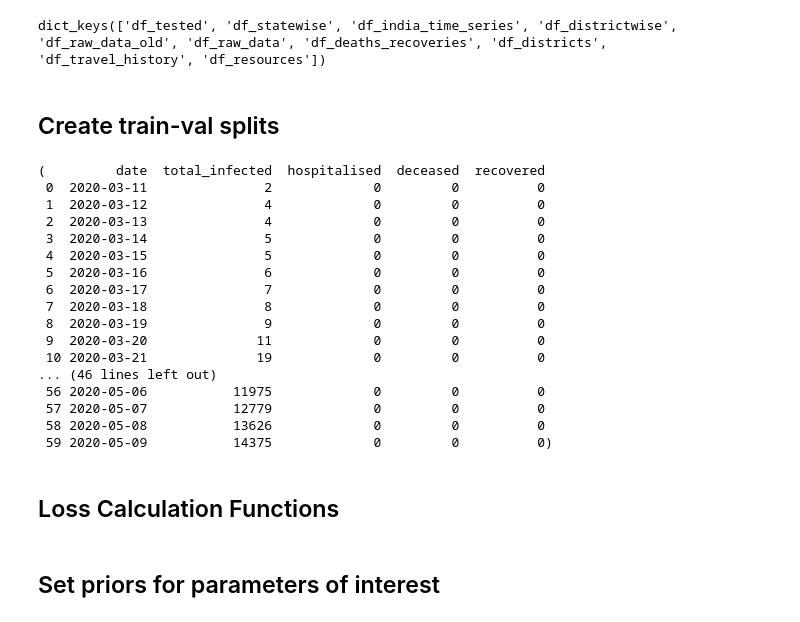
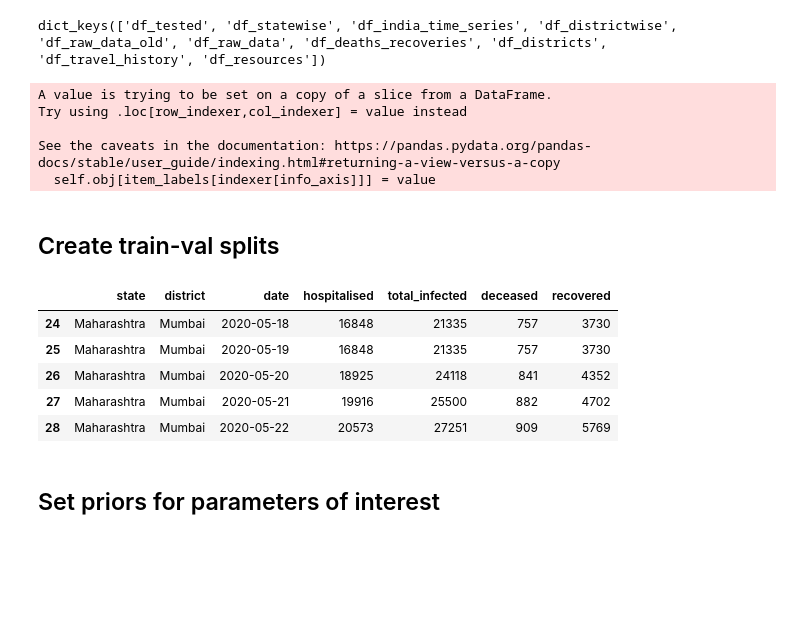
Before and after one commit to WadhwaniAI/covid-modelling, a Jupyter notebook: notebooks/seir/[TRY] metropolis.ipynb, the cells around one changed output. Cells and saved outputs as stored; diff of their text form; code cells hidden in the pictures; blank space fills up the shorter version.

```diff
--- a/notebooks/seir/[TRY] metropolis.ipynb
+++ b/notebooks/seir/[TRY] metropolis.ipynb
@@ -33,7 +33,13 @@ dict_keys(['df_tested', 'df_statewise', 'df_india_time_series', 'df_districtwise
 # %%
 regions = [('Delhi', ''), ('Karnataka', 'Bengaluru Urban'), ('Maharashtra', 'Mumbai'), ('Maharashtra', 'Pune'), ('Gujarat', 'Ahmedabad'), ('Rajasthan', 'Jaipur')]
 state, district = regions[2]
-df_district = get_district_time_series(dataframes, state=state, district=district)
+df_district = get_district_time_series(dataframes, state=state, district=district, use_dataframe = 'districts_daily')
+# %% [output]
+A value is trying to be set on a copy of a slice from a DataFrame.
+Try using .loc[row_indexer,col_indexer] = value instead
+
+See the caveats in the documentation: https://pandas.pydata.org/pandas-docs/stable/user_guide/indexing.html#returning-a-view-versus-a-copy
+  self.obj[item_labels[indexer[info_axis]]] = value
 # %% [markdown]
 ## Create train-val splits
 # %%
@@ -42,22 +48,0 @@ df_val = df_district.iloc[-5:, :]
-# %%
-df_train, df_val
-# %% [output]
-(         date  total_infected  hospitalised  deceased  recovered
- 0  2020-03-11               2             0         0          0
- 1  2020-03-12               4             0         0          0
- 2  2020-03-13               4             0         0          0
- 3  2020-03-14               5             0         0          0
- 4  2020-03-15               5             0         0          0
- 5  2020-03-16               6             0         0          0
- 6  2020-03-17               7             0         0          0
- 7  2020-03-18               8             0         0          0
- 8  2020-03-19               9             0         0          0
- 9  2020-03-20              11             0         0          0
- 10 2020-03-21              19             0         0          0
-... (46 lines left out)
- 56 2020-05-06           11975             0         0          0
- 57 2020-05-07           12779             0         0          0
- 58 2020-05-08           13626             0         0          0
- 59 2020-05-09           14375             0         0          0)
-# %% [markdown]
-## Loss Calculation Functions
@@ -110,3 +49,12 @@ def calc_loss(states_time_matrix, df, method='rmse', rmse_log=False):
+# %%
+df_val
+# %% [output]
+|  | state | district | date | hospitalised | total_infected | deceased | recovered |
+| 24 | Maharashtra | Mumbai | 2020-05-18 | 16848 | 21335 | 757 | 3730 |
+| 25 | Maharashtra | Mumbai | 2020-05-19 | 16848 | 21335 | 757 | 3730 |
+| 26 | Maharashtra | Mumbai | 2020-05-20 | 18925 | 24118 | 841 | 4352 |
+| 27 | Maharashtra | Mumbai | 2020-05-21 | 19916 | 25500 | 882 | 4702 |
+| 28 | Maharashtra | Mumbai | 2020-05-22 | 20573 | 27251 | 909 | 5769 |
 # %% [markdown]
 ## Set priors for parameters of interest
 # %%
```
Also changed, not shown: parts of 11 cells of this notebook.
